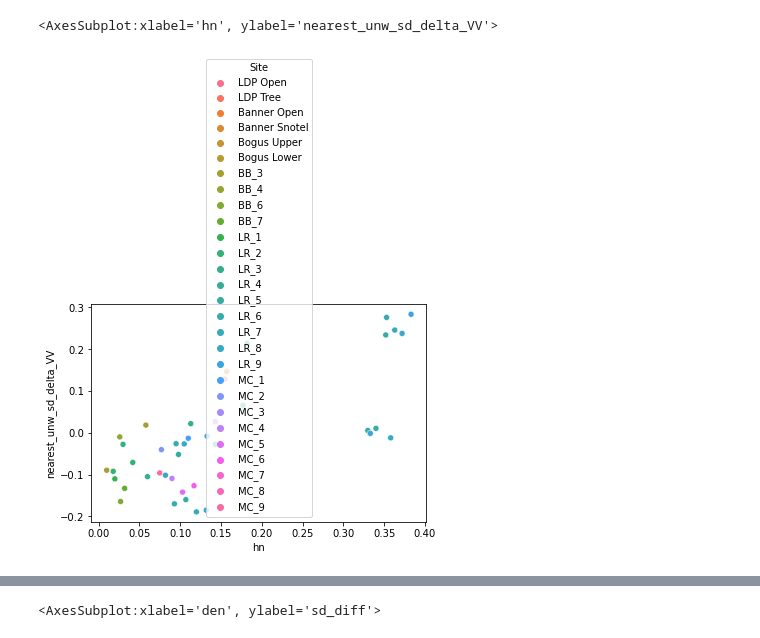
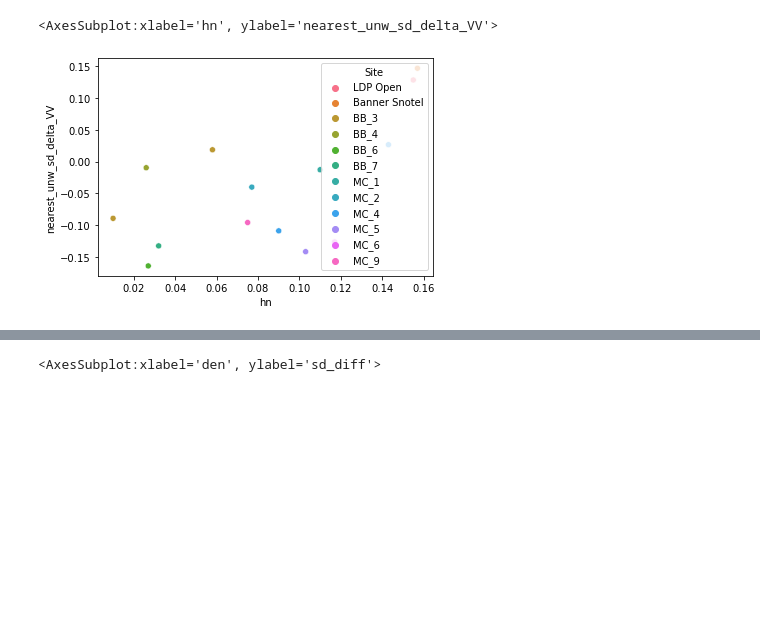
Before and after one commit to ZachHoppinen/uavsar-validation, a Jupyter notebook: src/play/interval.ipynb, the cells around one changed output, grey strips where cells are left out. Saved outputs shown, nothing was run; the diff lists cells and outputs as text; code cells hidden in the pictures; blank space fills up the shorter version.

Commit message:
working on interval boards and lidar figures

```diff
--- a/src/play/interval.ipynb
+++ b/src/play/interval.ipynb
@@ -42,0 +48,3 @@ See the caveats in the documentation: https://pandas.pydata.org/pandas-docs/stab
+# %%
+snotel = pd.read_parquet('/bsuhome/zacharykeskinen/uavsar-validation/data/insitu/snotel.parq')
+snotel = snotel.reset_index(level = 1)
@@ -43,13 +126,23 @@ See the caveats in the documentation: https://pandas.pydata.org/pandas-docs/stab
+# %%
+df = pd.read_csv('/bsuhome/zacharykeskinen/uavsar-validation/data/interval/interval_sd_v5.csv')
+# add environment variables
+# df['ground_wet'] = df.apply(lambda r: pits.loc[pits.PitID == f"{r.PitID}_{r.date_t2.strftime('%Y%m%d')}"]['Ground Condition'], axis = 1).bfill(axis = 1).iloc[:, 0]
+# df['ground_roughness'] = df.apply(lambda r: pits.loc[pits.PitID == f"{r.PitID}_{r.date_t2.strftime('%Y%m%d')}"]['Ground Roughness'], axis = 1).bfill(axis = 1).iloc[:, 0]
+# df['ground_veg'] = df.apply(lambda r: pits.loc[pits.PitID == f"{r.PitID}_{r.date_t2.strftime('%Y%m%d')}"]['Ground Vegetation'], axis = 1).bfill(axis = 1).iloc[:, 0]
+# df['ground_height'] = df.apply(lambda r: pits.loc[pits.PitID == f"{r.PitID}_{r.date_t2.strftime('%Y%m%d')}"]['Height of Ground Vegetation (cm)'], axis = 1).bfill(axis = 1).iloc[:, 0]
+# df['canopy'] = df.apply(lambda r: pits.loc[pits.PitID == f"{r.PitID}_{r.date_t2.strftime('%Y%m%d')}"]['Canopy'], axis = 1).bfill(axis = 1).iloc[:, 0]
 # %%
-y = 'hn' # hn
-for x in ['nearest_unw_sd_delta_VV']:
+y = 'hn' #swe
+for x in ['unw_hn_VV']:
     fig, ax = plt.subplots()
     # x = 'nearest_int_sd_delta_VV'
-    sub = df[~df['Comments'].str.contains('wind')].copy()
-    sub = sub[~sub['Comments'].str.contains('melt')].copy()
+    sub = df[~df['comments'].str.contains('wind')].copy()
+    sub = sub[~sub['comments'].str.contains('melt')]
+    sub = sub[sub.swe > 0]
+    sub = sub[sub.snotel_diff.abs() < 0.25]
+    # sub = sub[sub.week != 6]
     # sub = df.copy()
-    sub.loc[:, x] = sub.loc[:, x] # * (997/250)
-    sns.scatterplot(data = sub, x = y, y = x, ax = ax, hue = 'Melt')
+    sns.scatterplot(data = sub, x = y, y = x, ax = ax, hue = '100_cor_VV')
     ax.plot([-0.05,0.45], [-0.05,0.45], linestyle = 'dashed')
     rmse, r, n = get_stats(sub[y], sub[x])
     ax.text(.99, .01, s = f'rmse: {rmse:.2f}, r: {r:.2}, n: {n}', ha = 'right', va = 'bottom', transform = ax.transAxes)
@@ -88,9 +214,10 @@ sub.loc[:, 'sd_diff'] = sub.loc[:, 'hn'] - sub.loc[:, 'nearest_unw_sd_delta_VV']
 # %%
 sub = df[~df['Comments'].str.contains('wind')].copy()
 sub = sub[~sub['Comments'].str.contains('melt')].copy()
 # sub = df.copy()
 sub.loc[:, x] = sub.loc[:, x] # * (997/250)
+sub = sub[~sub.Site.str.contains('LR')]
 sns.scatterplot(data = sub, x = 'hn', y = 'nearest_unw_sd_delta_VV', hue = 'Site')
 # %% [output]
 <AxesSubplot:xlabel='hn', ylabel='nearest_unw_sd_delta_VV'>
-[figure, old version]
+[figure, new version]
```
Also changed, not shown: parts of 27 cells of this notebook, 14 other files.
